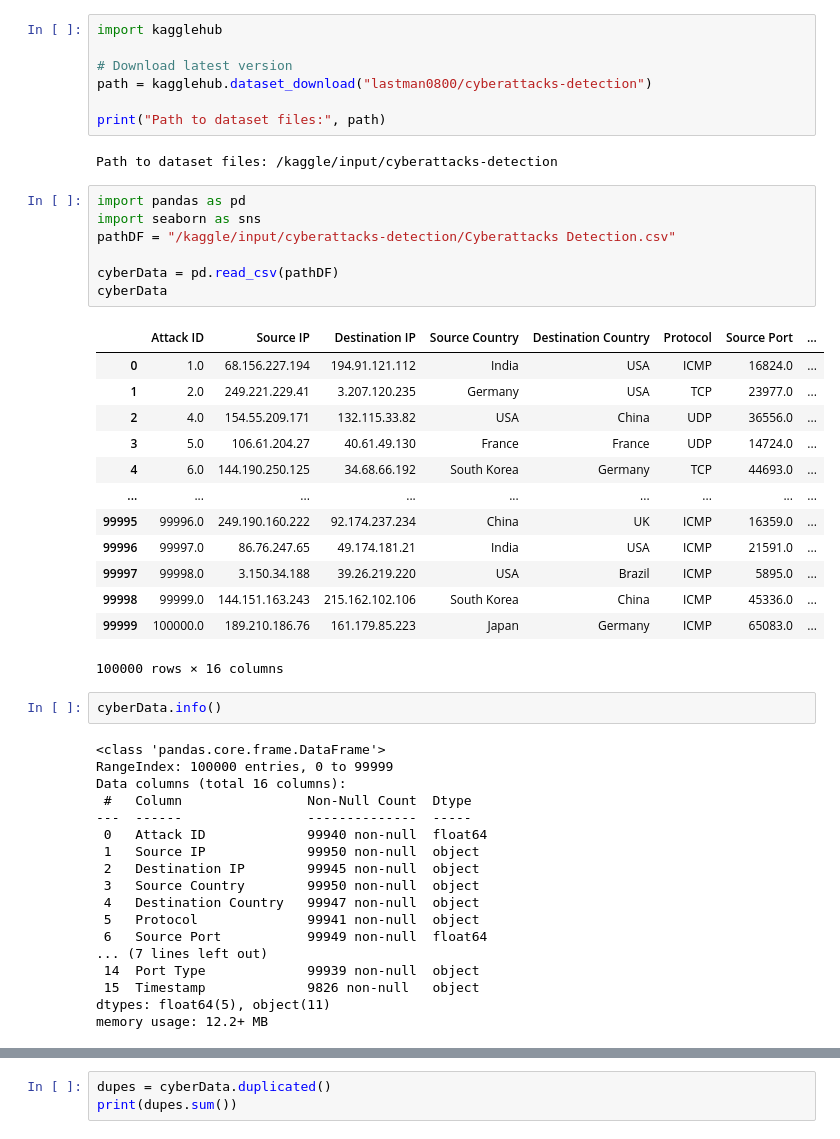
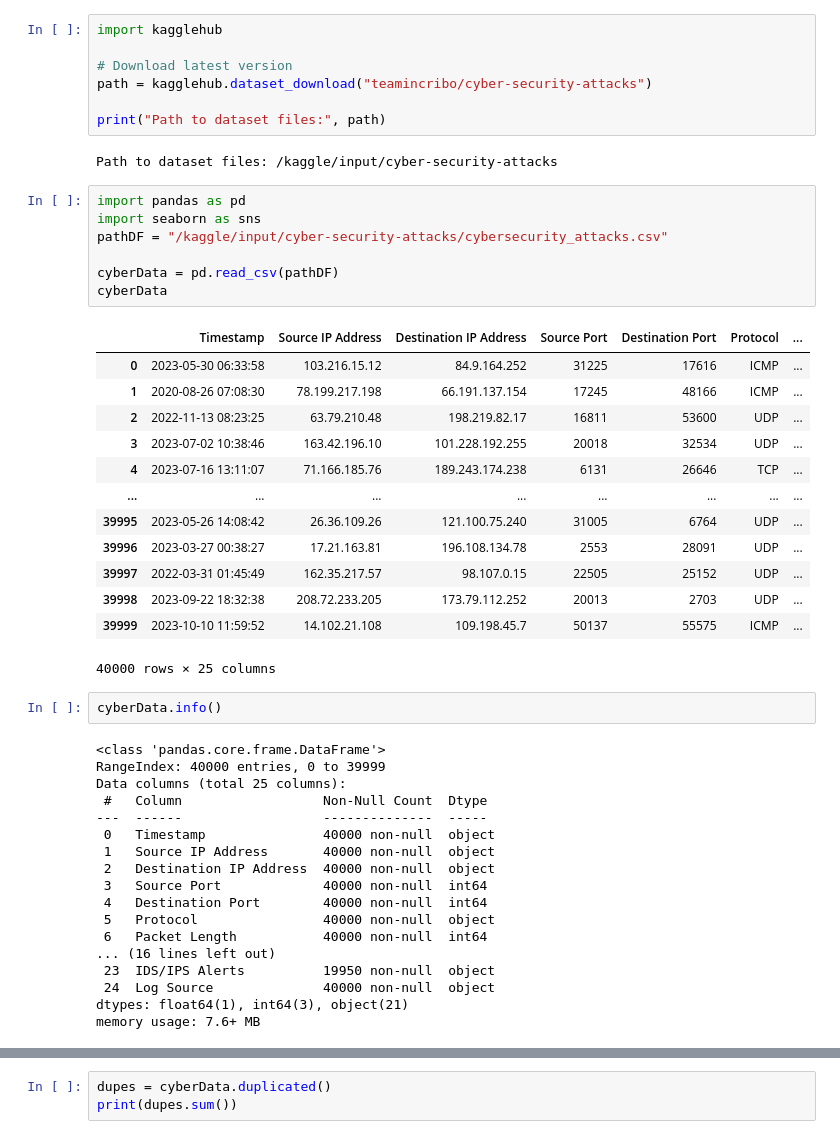
Before and after one commit to chrisJ1252/loanAPI, a Jupyter notebook: cyberAttackModel/cyber_attack_model.ipynb, the cells around one changed output, grey strips where cells are left out. Cells and saved outputs as stored; diff of their text form.

Commit message:
using new dataset on preproccessing rn

```diff
--- a/cyberAttackModel/cyber_attack_model.ipynb
+++ b/cyberAttackModel/cyber_attack_model.ipynb
@@ -2,52 +23,52 @@
 import kagglehub
 
 # Download latest version
-path = kagglehub.dataset_download("lastman0800/cyberattacks-detection")
+path = kagglehub.dataset_download("teamincribo/cyber-security-attacks")
 
 print("Path to dataset files:", path)
 # %% [output]
-Path to dataset files: /kaggle/input/cyberattacks-detection
+Path to dataset files: /kaggle/input/cyber-security-attacks
 # %%
 import pandas as pd
 import seaborn as sns
-pathDF = "/kaggle/input/cyberattacks-detection/Cyberattacks Detection.csv"
+pathDF = "/kaggle/input/cyber-security-attacks/cybersecurity_attacks.csv"
 
 cyberData = pd.read_csv(pathDF)
 cyberData
 # %% [output]
-|  | Attack ID | Source IP | Destination IP | Source Country | Destination Country | Protocol | Source Port | ... |
-| 0 | 1.0 | 68.156.227.194 | 194.91.121.112 | India | USA | ICMP | 16824.0 | ... |
-| 1 | 2.0 | 249.221.229.41 | 3.207.120.235 | Germany | USA | TCP | 23977.0 | ... |
-| 2 | 4.0 | 154.55.209.171 | 132.115.33.82 | USA | China | UDP | 36556.0 | ... |
-| 3 | 5.0 | 106.61.204.27 | 40.61.49.130 | France | France | UDP | 14724.0 | ... |
-| 4 | 6.0 | 144.190.250.125 | 34.68.66.192 | South Korea | Germany | TCP | 44693.0 | ... |
-| ... | ... | ... | ... | ... | ... | ... | ... | ... |
-| 99995 | 99996.0 | 249.190.160.222 | 92.174.237.234 | China | UK | ICMP | 16359.0 | ... |
-| 99996 | 99997.0 | 86.76.247.65 | 49.174.181.21 | India | USA | ICMP | 21591.0 | ... |
-| 99997 | 99998.0 | 3.150.34.188 | 39.26.219.220 | USA | Brazil | ICMP | 5895.0 | ... |
-| 99998 | 99999.0 | 144.151.163.243 | 215.162.102.106 | South Korea | China | ICMP | 45336.0 | ... |
-| 99999 | 100000.0 | 189.210.186.76 | 161.179.85.223 | Japan | Germany | ICMP | 65083.0 | ... |
+|  | Timestamp | Source IP Address | Destination IP Address | Source Port | Destination Port | Protocol | ... |
+| 0 | 2023-05-30 06:33:58 | 103.216.15.12 | 84.9.164.252 | 31225 | 17616 | ICMP | ... |
+| 1 | 2020-08-26 07:08:30 | 78.199.217.198 | 66.191.137.154 | 17245 | 48166 | ICMP | ... |
+| 2 | 2022-11-13 08:23:25 | 63.79.210.48 | 198.219.82.17 | 16811 | 53600 | UDP | ... |
+| 3 | 2023-07-02 10:38:46 | 163.42.196.10 | 101.228.192.255 | 20018 | 32534 | UDP | ... |
+| 4 | 2023-07-16 13:11:07 | 71.166.185.76 | 189.243.174.238 | 6131 | 26646 | TCP | ... |
+| ... | ... | ... | ... | ... | ... | ... | ... |
+| 39995 | 2023-05-26 14:08:42 | 26.36.109.26 | 121.100.75.240 | 31005 | 6764 | UDP | ... |
+| 39996 | 2023-03-27 00:38:27 | 17.21.163.81 | 196.108.134.78 | 2553 | 28091 | UDP | ... |
+| 39997 | 2022-03-31 01:45:49 | 162.35.217.57 | 98.107.0.15 | 22505 | 25152 | UDP | ... |
+| 39998 | 2023-09-22 18:32:38 | 208.72.233.205 | 173.79.112.252 | 20013 | 2703 | UDP | ... |
+| 39999 | 2023-10-10 11:59:52 | 14.102.21.108 | 109.198.45.7 | 50137 | 55575 | ICMP | ... |
-100000 rows × 16 columns
+40000 rows × 25 columns
 # %%
 cyberData.info()
 # %% [output]
 <class 'pandas.core.frame.DataFrame'>
-RangeIndex: 100000 entries, 0 to 99999
-Data columns (total 16 columns):
- #   Column                Non-Null Count  Dtype
----  ------                --------------  -----
- 0   Attack ID             99940 non-null  float64
- 1   Source IP             99950 non-null  object
- 2   Destination IP        99945 non-null  object
- 3   Source Country        99950 non-null  object
- 4   Destination Country   99947 non-null  object
- 5   Protocol              99941 non-null  object
- 6   Source Port           99949 non-null  float64
-... (7 lines left out)
- 14  Port Type             99939 non-null  object
- 15  Timestamp             9826 non-null   object
-dtypes: float64(5), object(11)
-memory usage: 12.2+ MB
+RangeIndex: 40000 entries, 0 to 39999
+Data columns (total 25 columns):
+ #   Column                  Non-Null Count  Dtype
+---  ------                  --------------  -----
+ 0   Timestamp               40000 non-null  object
+ 1   Source IP Address       40000 non-null  object
+ 2   Destination IP Address  40000 non-null  object
+ 3   Source Port             40000 non-null  int64
+ 4   Destination Port        40000 non-null  int64
+ 5   Protocol                40000 non-null  object
+ 6   Packet Length           40000 non-null  int64
+... (16 lines left out)
+ 23  IDS/IPS Alerts          19950 non-null  object
+ 24  Log Source              40000 non-null  object
+dtypes: float64(1), int64(3), object(21)
+memory usage: 7.6+ MB
 # %%
 cyberData.corr(numeric_only=True)
 # %% [output]
```
Also changed, not shown: parts of 27 cells of this notebook.
